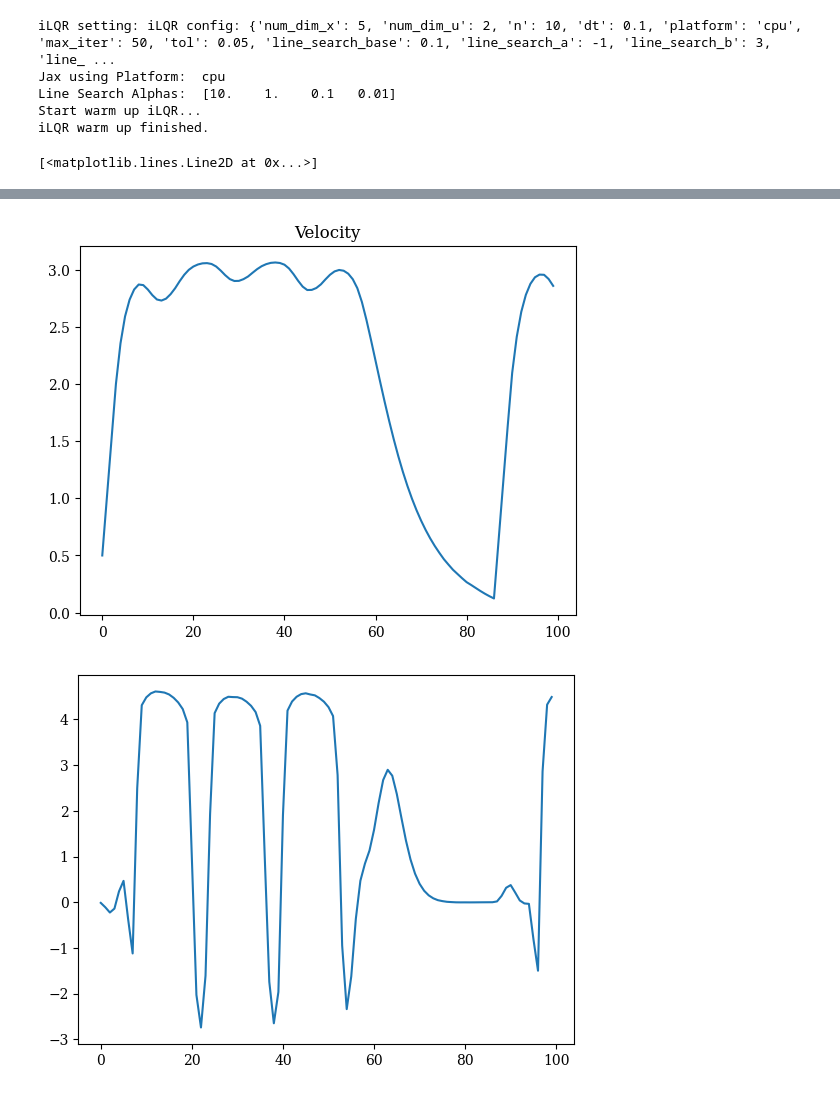
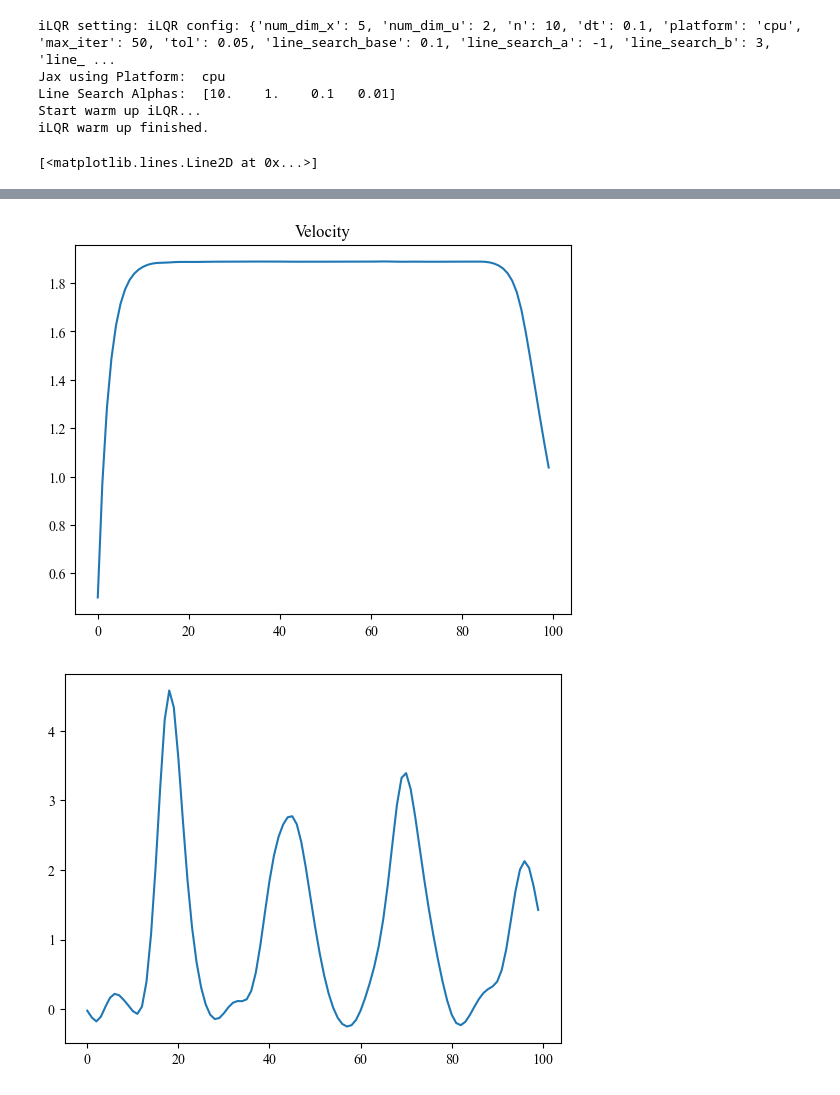
Before and after one commit to SafeRoboticsLab/PrincetonRaceCar_planning, a Jupyter notebook: scripts/planner/test_ilqr.ipynb, the cells around one changed output, grey strips where cells are left out. Saved outputs shown, nothing was run; the diff lists cells and outputs as text; code cells hidden in the pictures.

```diff
--- a/scripts/planner/test_ilqr.ipynb
+++ b/scripts/planner/test_ilqr.ipynb
@@ -46,7 +46,7 @@ def load_path(filepath: str):
 # %%
 
 centerline = load_path('outerloop_center_smooth.csv')
-path = RefPath(centerline, 0.6, 0.6, 3, loop=False)
+path = RefPath(centerline, 0.6, 0.6, 2, loop=False)
 config_file = '/hdd/Git_Repo/PrincetonRaceCar/ROS_Core/src/Planning/ilqr_planning_ros/configs/ilqr.yaml'
 solver = iLQR()#config_file)
 # # make some obstacles
@@ -57,7 +57,7 @@ obs_list = [[obs1 for _ in range(10)]]#, [obs2 for _ in range(10)]]
 solver.update_obstacles(obs_list)
 solver.update_ref_path(path)
 
-x_cur = np.array([1.5, 5.4, 3, 3.14, 0])
+x_cur = np.array([0.5, 5.4, 2, 3.14, 0])
 
 plan = solver.plan(x_cur, verbose=True)
 
@@ -117,7 +119,7 @@ x_cur = np.array([0., 0., 0, 0., 0.])  # Initial state.
 
 # Load ILQR
 centerline = load_path('outerloop_center_smooth.csv')
-path = RefPath(centerline, 0.6, 0.6, 3, loop=False)
+path = RefPath(centerline, 0.6, 0.6, 2, loop=False)
 
 config_file = '/hdd/Git_Repo/PrincetonRaceCar/ROS_Core/src/Planning/ilqr_planning_ros/configs/ilqr.yaml'
 solver = iLQR() #(config_file)
@@ -211,2 +213,2 @@ iLQR warm up finished.
-[figure, old version]
+[figure, new version]
-[figure, old version]
+[figure, new version]
```
Also changed, not shown: parts of 2 cells of this notebook, 4 other files.
